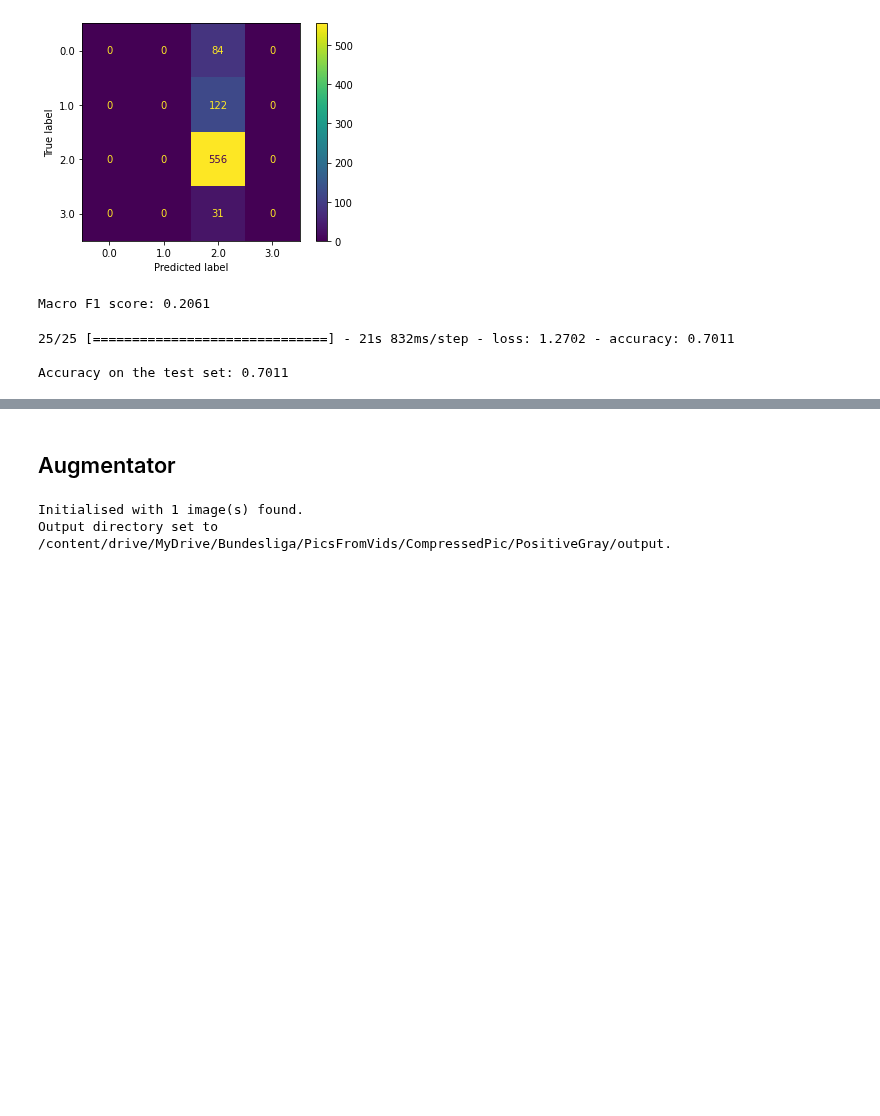
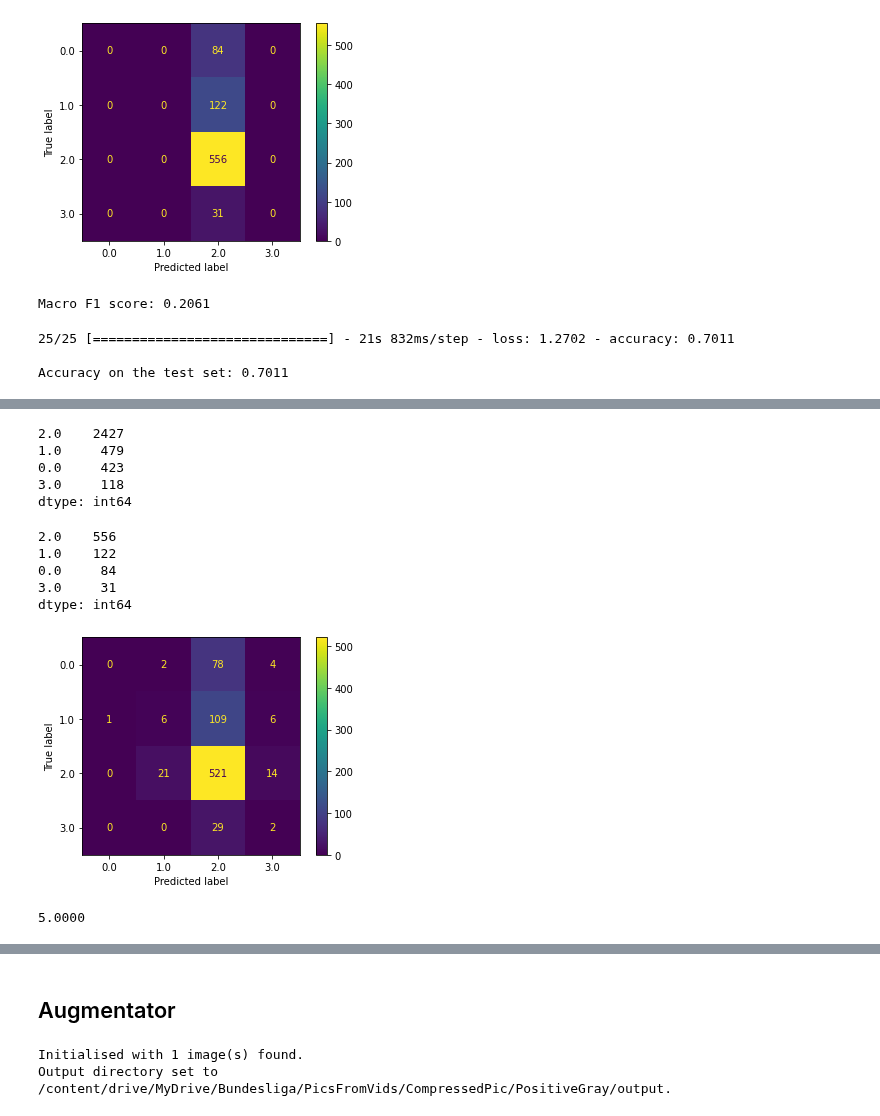
Before and after one commit to hmatzner/DFL-Bundesliga, a Jupyter notebook: Bundesliga - with functions.ipynb, the cells around one changed output, grey strips where cells are left out. Saved outputs shown, nothing was run; the diff lists cells and outputs as text; code cells hidden in the pictures; blank space fills up the shorter version.

Commit message:
6th model trained with comparison of distributions of classes predicted for each true class

```diff
--- a/Bundesliga - with functions.ipynb
+++ b/Bundesliga - with functions.ipynb
@@ -688,0 +701,5 @@ model.save('/content/drive/MyDrive/Bundesliga/Models/baseline_model_5')
+# %%
+model = build_model(X_train, y_train)
+model = compile_model(model)
+# %%
+model = train_model(model, X_train, y_train, X_val, y_val, account_weights=True)
@@ -688,0 +727,2 @@ model.save('/content/drive/MyDrive/Bundesliga/Models/baseline_model_5')
+# %%
+y_pred_test = model.predict(X_test)
@@ -688,0 +731,27 @@ model.save('/content/drive/MyDrive/Bundesliga/Models/baseline_model_5')
+# %%
+y_pred_test_b = [np.argmax(i, axis=0) for i in y_pred_test]
+# %%
+y_train.value_counts()
+# %% [output]
+2.0    2427
+1.0     479
+0.0     423
+3.0     118
+dtype: int64
+# %%
+y_test.value_counts()
+# %% [output]
+2.0    556
+1.0    122
+0.0     84
+3.0     31
+dtype: int64
+# %%
+ConfusionMatrixDisplay.from_predictions(y_test, y_pred_test_b)
+plt.show()
+# %% [output]
+[figure, added]
+# %%
+print(f'{(1000/200):.4f}')
+# %% [output]
+5.0000
```
Also changed, not shown: parts of 13 cells of this notebook.
